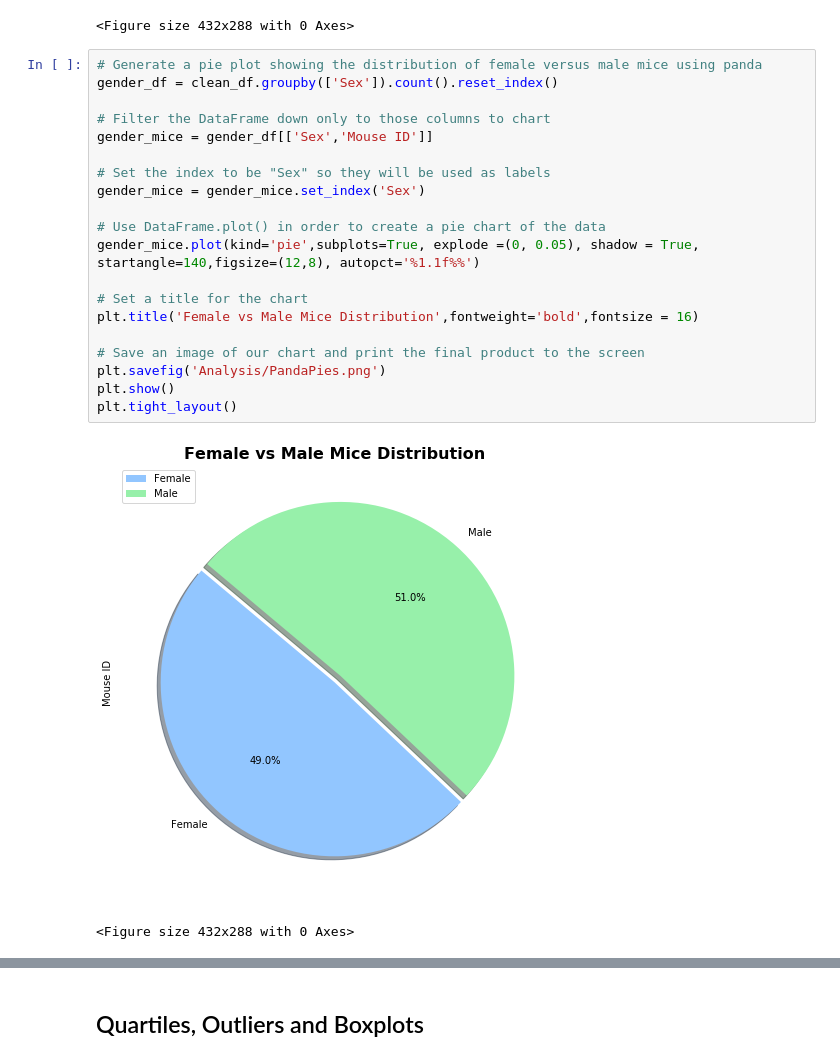
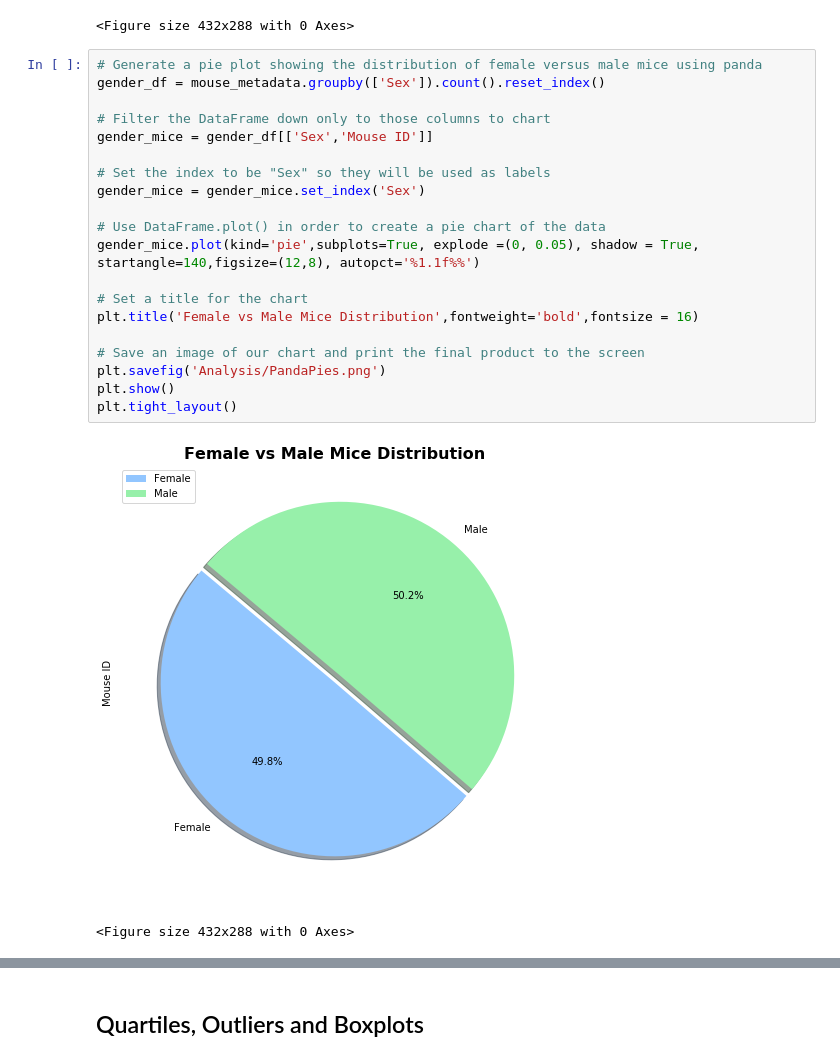
Before and after one commit to aashitarakesh/Matplotlib_Challenge, a Jupyter notebook: pymaceuticals_starter.ipynb, the cells around one changed output, grey strips where cells are left out. Saved outputs shown, nothing was run; the diff lists cells and outputs as text.

```diff
--- a/pymaceuticals_starter.ipynb
+++ b/pymaceuticals_starter.ipynb
@@ -182,26 +188,26 @@ plt.tight_layout()
 <Figure size 432x288 with 0 Axes>
 # %%
 # Generate a pie plot showing the distribution of female versus male mice using panda
-gender_df = clean_df.groupby(['Sex']).count().reset_index()
+gender_df = mouse_metadata.groupby(['Sex']).count().reset_index()
 
 # Filter the DataFrame down only to those columns to chart
 gender_mice = gender_df[['Sex','Mouse ID']]
 
 # Set the index to be "Sex" so they will be used as labels
 gender_mice = gender_mice.set_index('Sex')
 
 # Use DataFrame.plot() in order to create a pie chart of the data
 gender_mice.plot(kind='pie',subplots=True, explode =(0, 0.05), shadow = True, startangle=140,figsize=(12,8), autopct='%1.1f%%')
 
 # Set a title for the chart
 plt.title('Female vs Male Mice Distribution',fontweight='bold',fontsize = 16)
 
 # Save an image of our chart and print the final product to the screen
 plt.savefig('Analysis/PandaPies.png')
 plt.show()
 plt.tight_layout()
 # %% [output]
-[figure, old version]
+[figure, new version]
 <Figure size 432x288 with 0 Axes>
 # %%
 # Generate a pie plot showing the distribution of female versus male mice using pyplot
```
Also changed, not shown: parts of 4 cells of this notebook, 3 other files.
